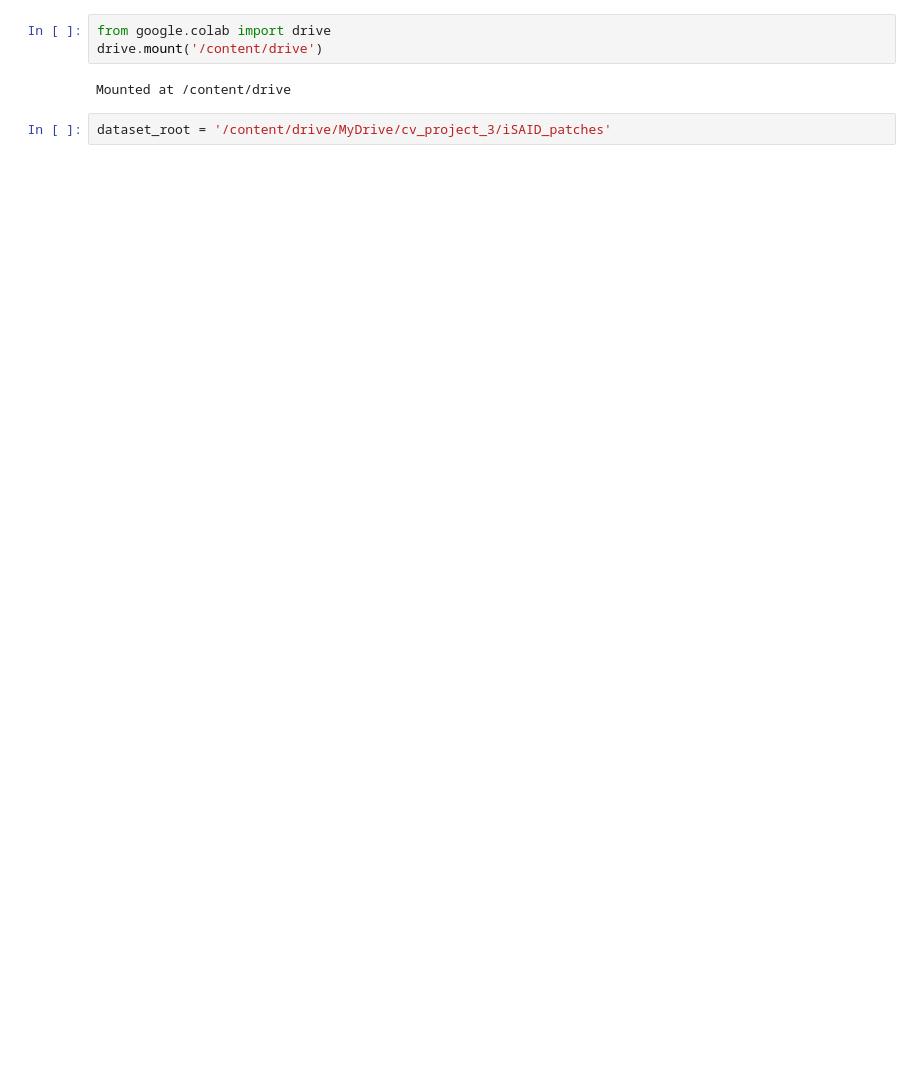
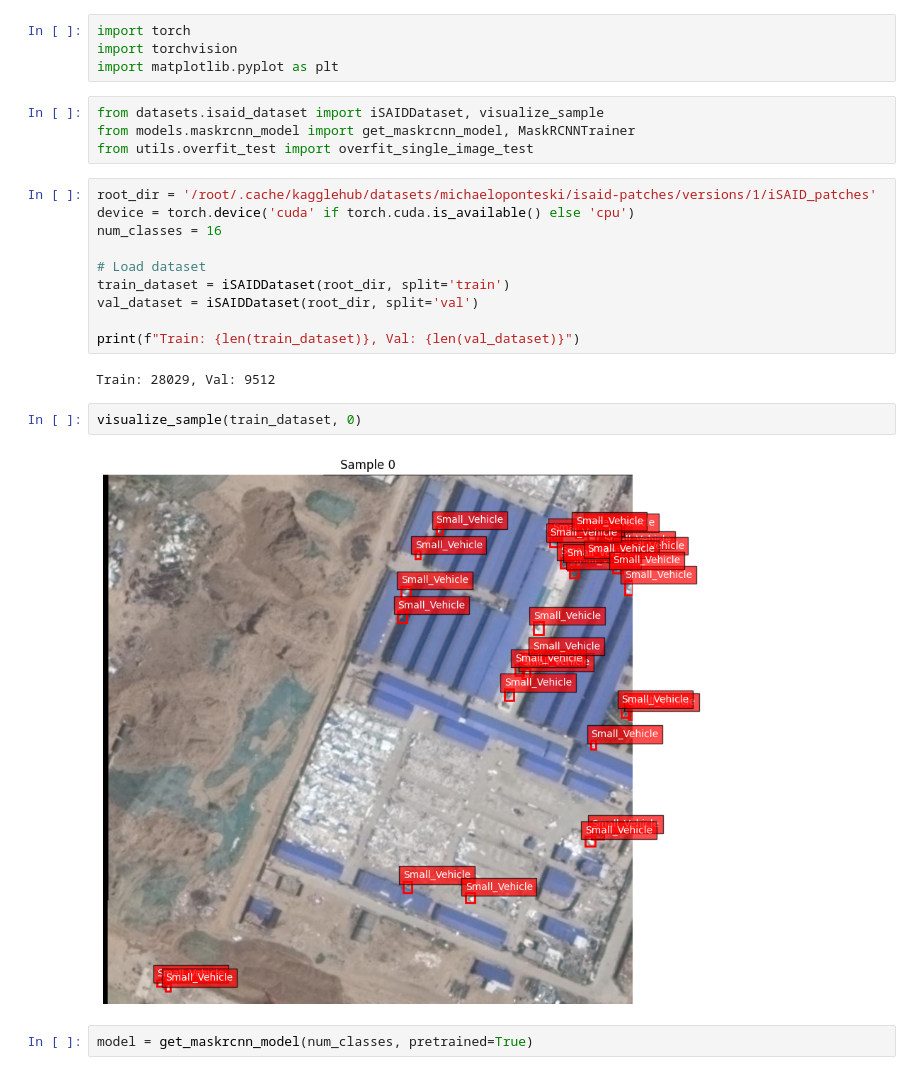
Before and after one commit to michaelo-ponteski/isaid-instance-segmentation, a Jupyter notebook: notebooks/00_setup.ipynb, the cells around one changed output. Saved outputs shown, nothing was run; the diff lists cells and outputs as text; blank space fills up the shorter version.

```diff
--- a/notebooks/00_setup.ipynb
+++ b/notebooks/00_setup.ipynb
@@ -37,7 +32,26 @@ The server reported the following issues: No gcs url found
-# %%
-from google.colab import drive
-drive.mount('/content/drive')
-# %% [output]
-Mounted at /content/drive
-# %%
-dataset_root = '/content/drive/MyDrive/cv_project_3/iSAID_patches'
+# %%
+import torch
+import torchvision
+import matplotlib.pyplot as plt
+# %%
+from datasets.isaid_dataset import iSAIDDataset, visualize_sample
+from models.maskrcnn_model import get_maskrcnn_model, MaskRCNNTrainer
+from utils.overfit_test import overfit_single_image_test
+# %%
+root_dir = '/root/.cache/kagglehub/datasets/michaeloponteski/isaid-patches/versions/1/iSAID_patches'
+device = torch.device('cuda' if torch.cuda.is_available() else 'cpu')
+num_classes = 16
+
+# Load dataset
+train_dataset = iSAIDDataset(root_dir, split='train')
+val_dataset = iSAIDDataset(root_dir, split='val')
+
+print(f"Train: {len(train_dataset)}, Val: {len(val_dataset)}")
+# %% [output]
+Train: 28029, Val: 9512
+# %%
+visualize_sample(train_dataset, 0)
+# %% [output]
+[figure, added]
+# %%
+model = get_maskrcnn_model(num_classes, pretrained=True)
```
Also changed, not shown: parts of 5 cells of this notebook.
